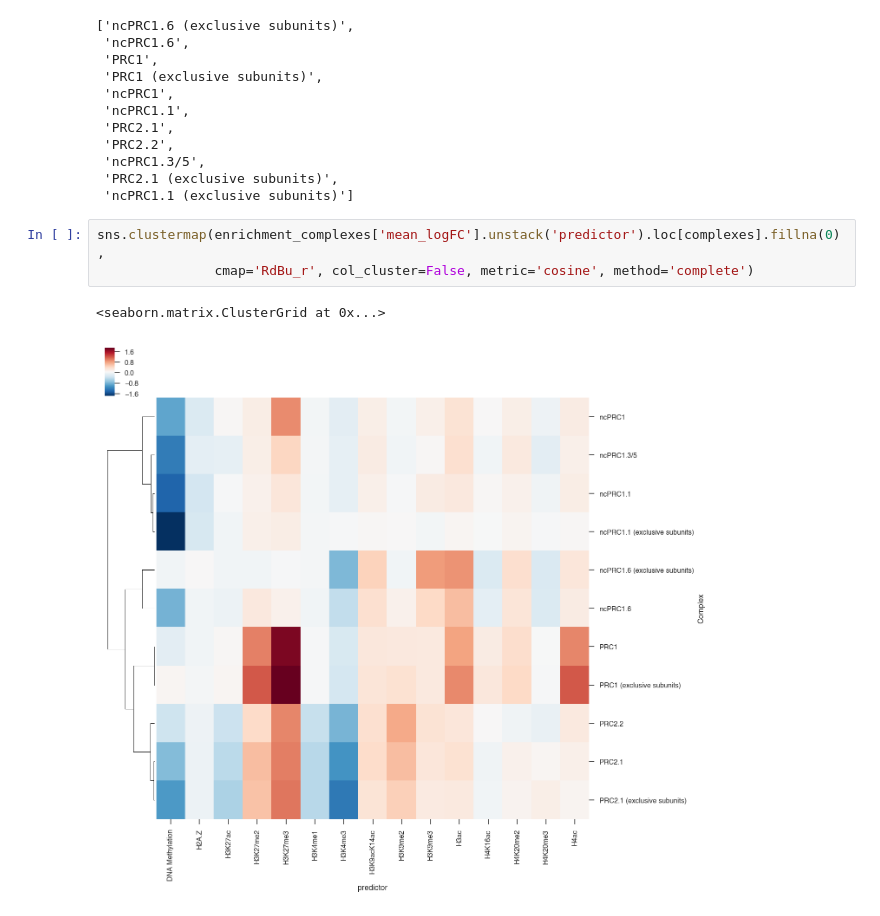
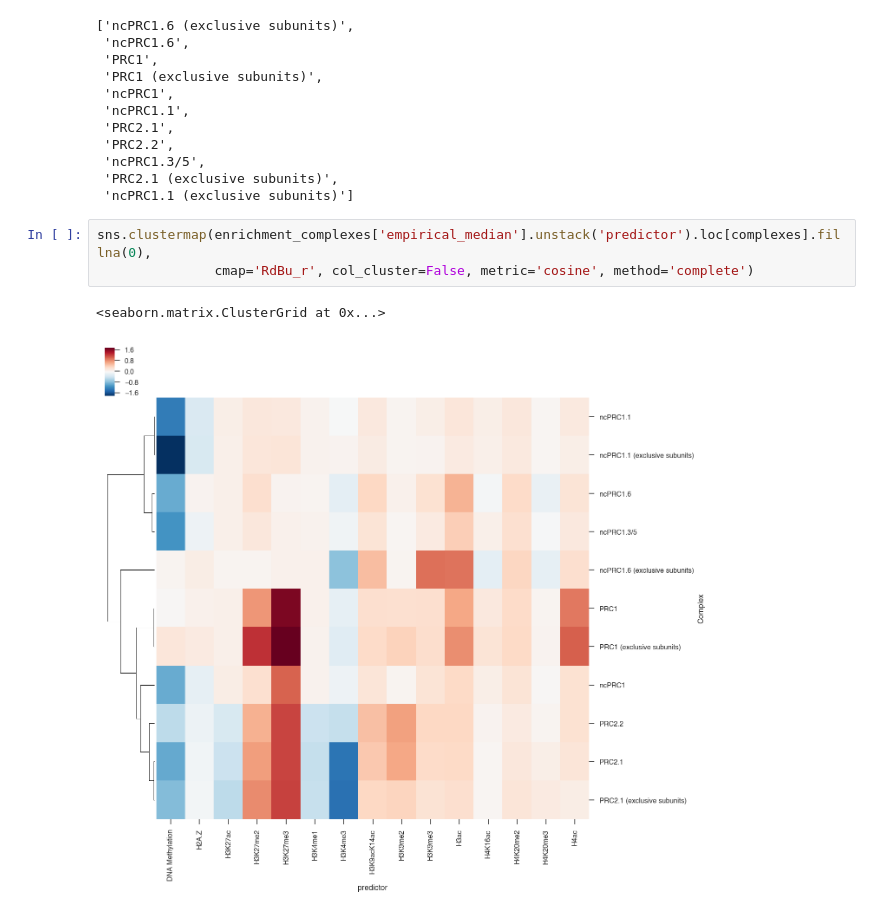
Before and after one commit to lukauskas/publications-lukauskas-2024-marcs, a Jupyter notebook: extra-figures-notebooks/ptm-response/Complexes heatmap.ipynb, the cells around one changed output. Drawn from its saved outputs; the diff is of its cells as text.

```diff
--- a/extra-figures-notebooks/ptm-response/Complexes heatmap.ipynb
+++ b/extra-figures-notebooks/ptm-response/Complexes heatmap.ipynb
@@ -74,11 +74,11 @@ complexes
  'PRC2.1 (exclusive subunits)',
  'ncPRC1.1 (exclusive subunits)']
 # %%
-sns.clustermap(enrichment_complexes['mean_logFC'].unstack('predictor').loc[complexes].fillna(0),
+sns.clustermap(enrichment_complexes['empirical_median'].unstack('predictor').loc[complexes].fillna(0),
                cmap='RdBu_r', col_cluster=False, metric='cosine', method='complete')
 # %% [output]
 <seaborn.matrix.ClusterGrid at 0x...>
-[figure, old version]
+[figure, new version]
 # %%
 import matplotlib.gridspec as gridspec
 from scipy.cluster import hierarchy
```
Also changed, not shown: parts of 8 cells of this notebook.
